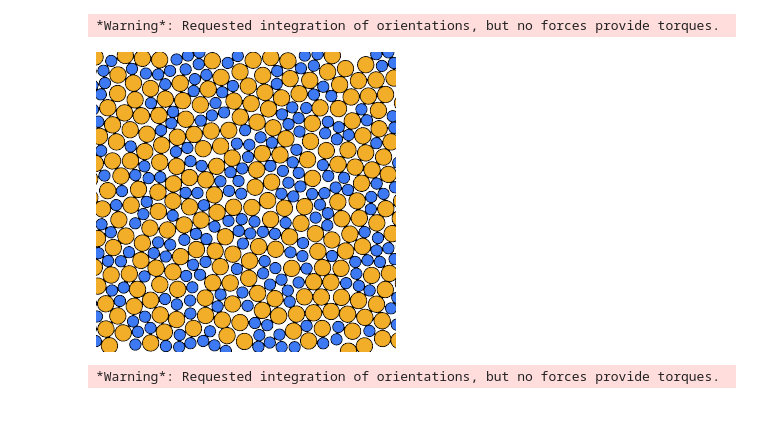
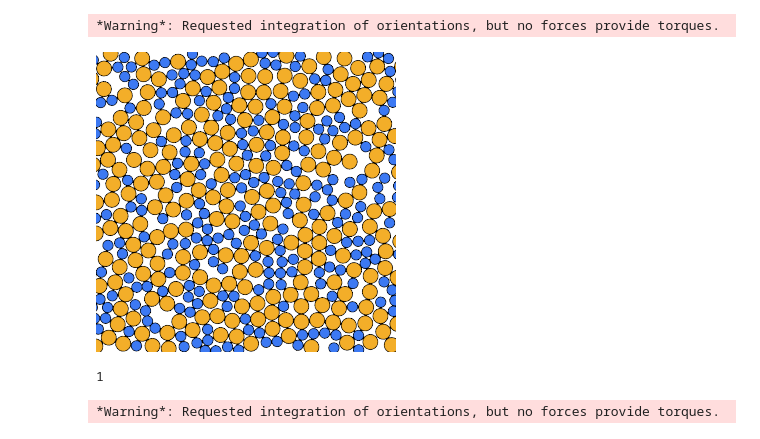
Before and after one commit to ianrgraham/monk, a Jupyter notebook: experiments/friction/test-3d.ipynb, the cells around one changed output. Drawn from its saved outputs; the diff is of its cells as text; code cells hidden in the pictures.

```diff
--- a/experiments/friction/test-3d.ipynb
+++ b/experiments/friction/test-3d.ipynb
@@ -68,4 +20,29 @@ device = hoomd.device.auto_select()
 sim = hoomd.Simulation(device, seed=1234)
 
 sim.create_state_from_gsd("new_test_2d.gsd")
+# %%
+class RewrapStrain(hoomd.custom.Action):
+
+    def act(self, timestep):
+        box = self._state.box
+        xy = box.xy
+        if xy > 0.5:
+            xy -= 1.0
+        elif xy < -0.5:
+            xy += 1.0
+        box.xy = xy
+        if not box.is2D:
+            yz = box.yz
+            if yz > 0.5:
+                yz -= 1.0
+            elif yz < -0.5:
+                yz += 1.0
+            box.yz = yz
+            xz = box.xz
+            if xz > 0.5:
+                xz -= 1.0
+            elif xz < -0.5:
+                xz += 1.0
+            box.xz = xz
+        self._state.set_box(box)
 # %%
@@ -151,6 +87,6 @@ class MyConstantShear(hoomd.custom.Action):
 # %%
-sim.run(10_000)
+sim.run(60_000)
 ex_render.render_disk_frame(frame=sim.state.get_snapshot())
 # %% [output]
 *Warning*: Requested integration of orientations, but no forces provide torques.
-[figure, old version]
+[figure, new version]
@@ -161,2 +150,6 @@ box_resize = hoomd.update.CustomUpdater(hoomd.trigger.Periodic(10), custom_actio
 sim.operations.updaters.append(box_resize)
+# %%
+len(sim.operations.updaters)
+# %% [output]
+1
 # %%
```
Also changed, not shown: parts of 12 cells of this notebook.
